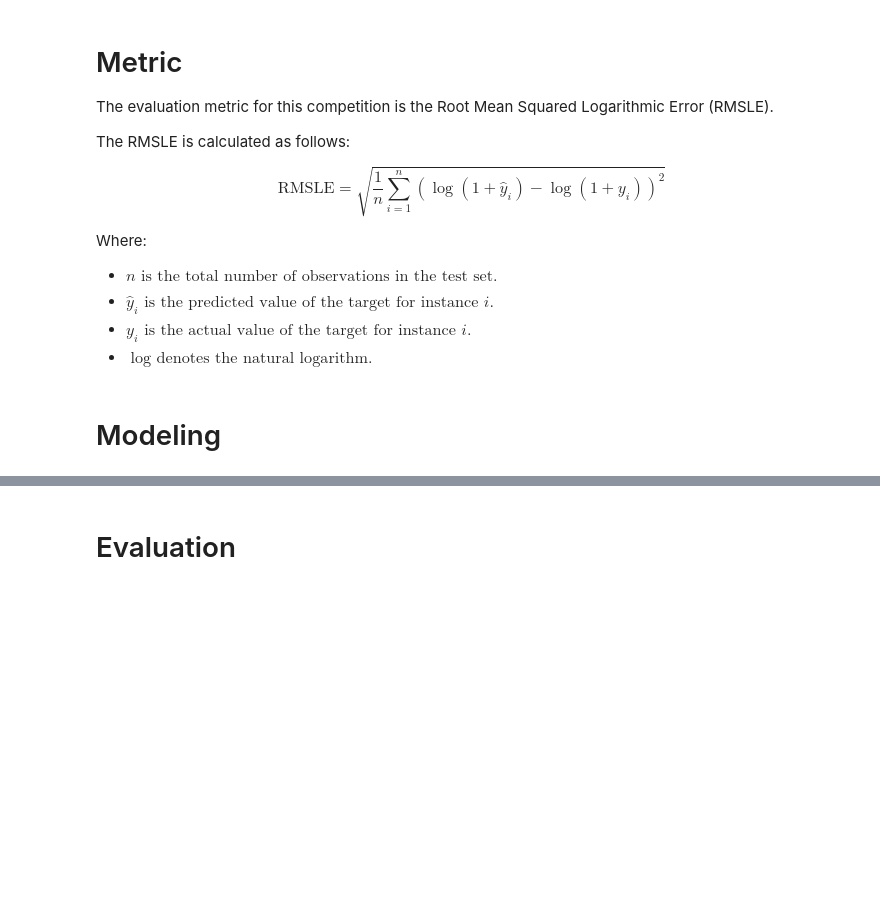
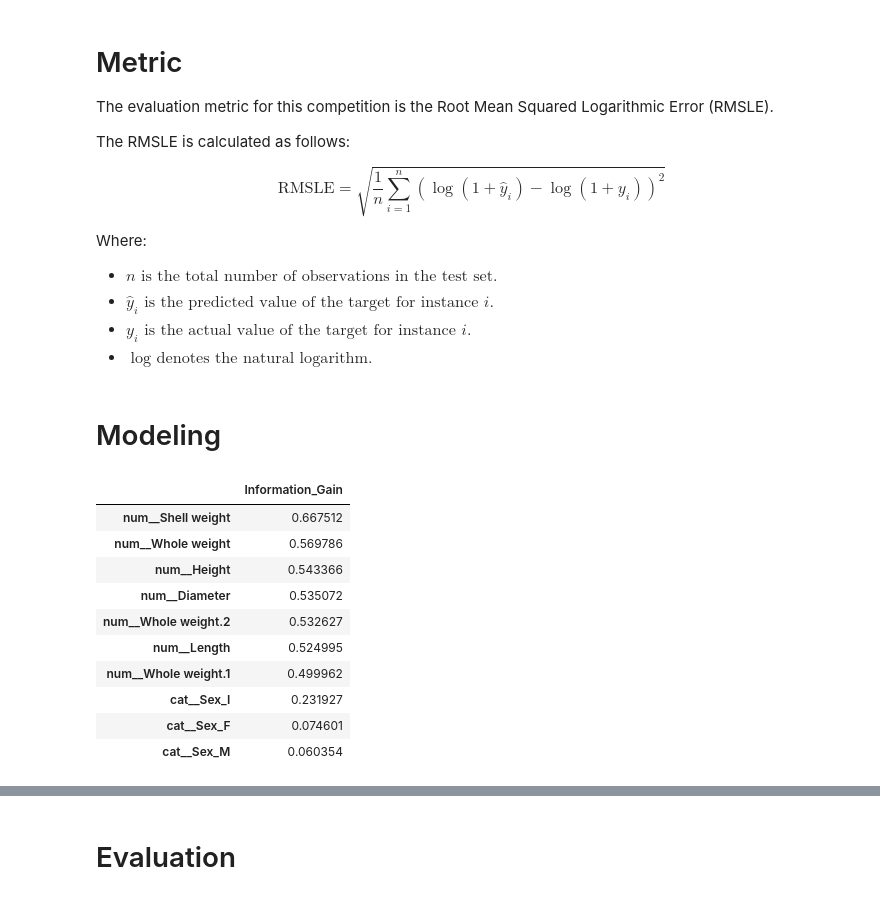
Before and after one commit to raydiwill/Abalone-Regression-KaggleC, a Jupyter notebook: model.ipynb, the cells around one changed output, grey strips where cells are left out. Drawn from its saved outputs; the diff is of its cells as text; code cells hidden in the pictures; blank space fills up the shorter version.

```diff
--- a/model.ipynb
+++ b/model.ipynb
@@ -253,6 +256,29 @@ Where:
 - $\log \text{ denotes the natural logarithm.}$
 # %% [markdown]
 # Modeling
+# %%
+# Calculate gains
+features_info_gain = mutual_info_classif(X_train_processed, y_train, random_state=SEED)
+
+# Get the column names from the processor object
+column_names = processor.get_feature_names_out(input_features=X_train.columns)
+
+# Display information gain as a dataframe
+info_gain_df = pd.DataFrame(features_info_gain, index=column_names, columns=['Information_Gain'])
+info_gain_df.sort_values(by='Information_Gain', ascending=False, inplace=True)
+info_gain_df
+# %% [output]
+|  | Information_Gain |
+| num__Shell weight | 0.667512 |
+| num__Whole weight | 0.569786 |
+| num__Height | 0.543366 |
+| num__Diameter | 0.535072 |
+| num__Whole weight.2 | 0.532627 |
+| num__Length | 0.524995 |
+| num__Whole weight.1 | 0.499962 |
+| cat__Sex_I | 0.231927 |
+| cat__Sex_F | 0.074601 |
+| cat__Sex_M | 0.060354 |
 # %%
 # Create regressors
 xgb_reg = XGBRegressor()
```
Also changed, not shown: parts of 12 cells of this notebook, 1 other file.
